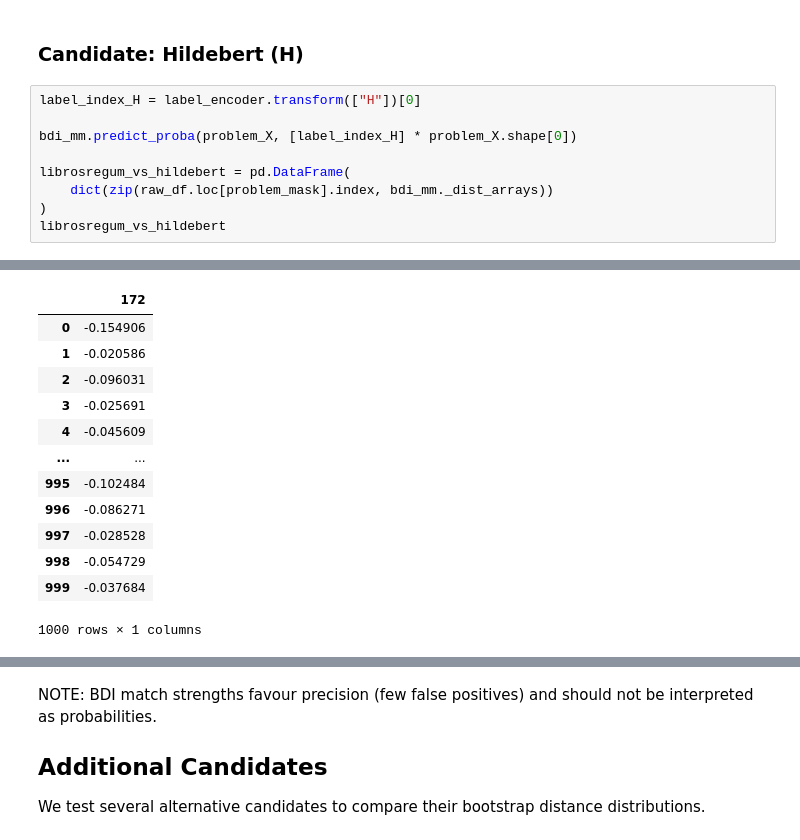
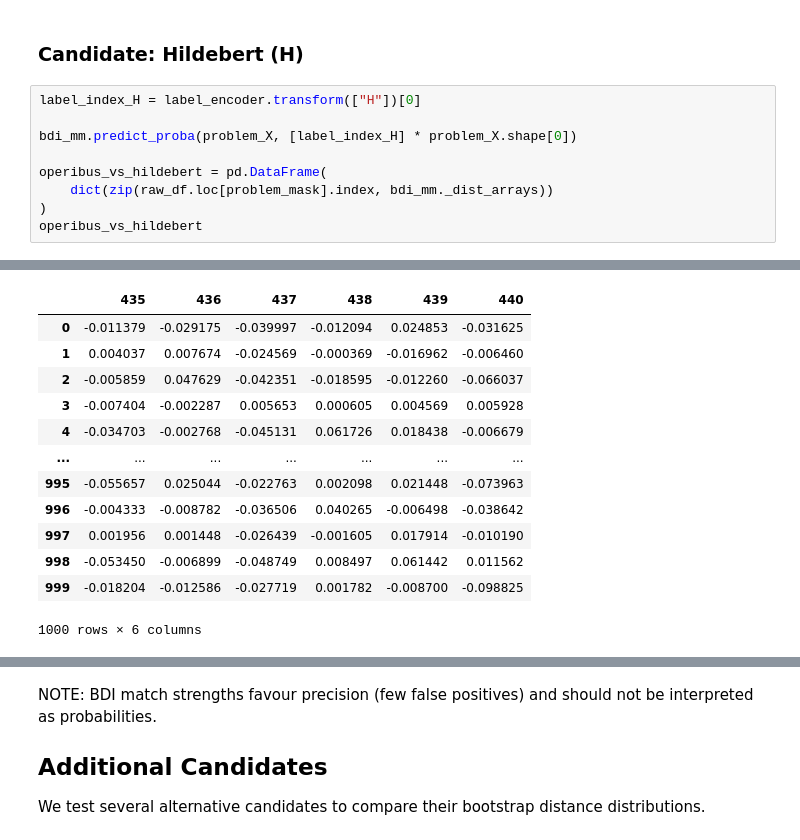
Before and after one commit to Martinapaccara/ps_hildebert_stylometry, a Jupyter notebook: elegiac_couplets/Metrical analysis/2.De operibus/2. metrics_bdi.ipynb, the cells around one changed output, grey strips where cells are left out. Cells and saved outputs as stored; diff of their text form.

```diff
--- a/elegiac_couplets/Metrical analysis/2.De operibus/2. metrics_bdi.ipynb
+++ b/elegiac_couplets/Metrical analysis/2.De operibus/2. metrics_bdi.ipynb
@@ -284,8 +266,8 @@ label_index_H = label_encoder.transform(["H"])[0]
 
 bdi_mm.predict_proba(problem_X, [label_index_H] * problem_X.shape[0])
 
-librosregum_vs_hildebert = pd.DataFrame(
+operibus_vs_hildebert = pd.DataFrame(
     dict(zip(raw_df.loc[problem_mask].index, bdi_mm._dist_arrays))
 )
-librosregum_vs_hildebert
+operibus_vs_hildebert
 # %% [output]
@@ -293,16 +275,16 @@ librosregum_vs_hildebert
-|  | 172 |
-| 0 | -0.154906 |
-| 1 | -0.020586 |
-| 2 | -0.096031 |
-| 3 | -0.025691 |
-| 4 | -0.045609 |
-| ... | ... |
-| 995 | -0.102484 |
-| 996 | -0.086271 |
-| 997 | -0.028528 |
-| 998 | -0.054729 |
-| 999 | -0.037684 |
+|  | 435 | 436 | 437 | 438 | 439 | 440 |
+| 0 | -0.011379 | -0.029175 | -0.039997 | -0.012094 | 0.024853 | -0.031625 |
+| 1 | 0.004037 | 0.007674 | -0.024569 | -0.000369 | -0.016962 | -0.006460 |
+| 2 | -0.005859 | 0.047629 | -0.042351 | -0.018595 | -0.012260 | -0.066037 |
+| 3 | -0.007404 | -0.002287 | 0.005653 | 0.000605 | 0.004569 | 0.005928 |
+| 4 | -0.034703 | -0.002768 | -0.045131 | 0.061726 | 0.018438 | -0.006679 |
+| ... | ... | ... | ... | ... | ... | ... |
+| 995 | -0.055657 | 0.025044 | -0.022763 | 0.002098 | 0.021448 | -0.073963 |
+| 996 | -0.004333 | -0.008782 | -0.036506 | 0.040265 | -0.006498 | -0.038642 |
+| 997 | 0.001956 | 0.001448 | -0.026439 | -0.001605 | 0.017914 | -0.010190 |
+| 998 | -0.053450 | -0.006899 | -0.048749 | 0.008497 | 0.061442 | 0.011562 |
+| 999 | -0.018204 | -0.012586 | -0.027719 | 0.001782 | -0.008700 | -0.098825 |
-1000 rows × 1 columns
+1000 rows × 6 columns
 # %%
 import matplotlib.cm as cm
 import matplotlib.colors as mcolors
```
Also changed, not shown: parts of 12 cells of this notebook, 6 other files.
